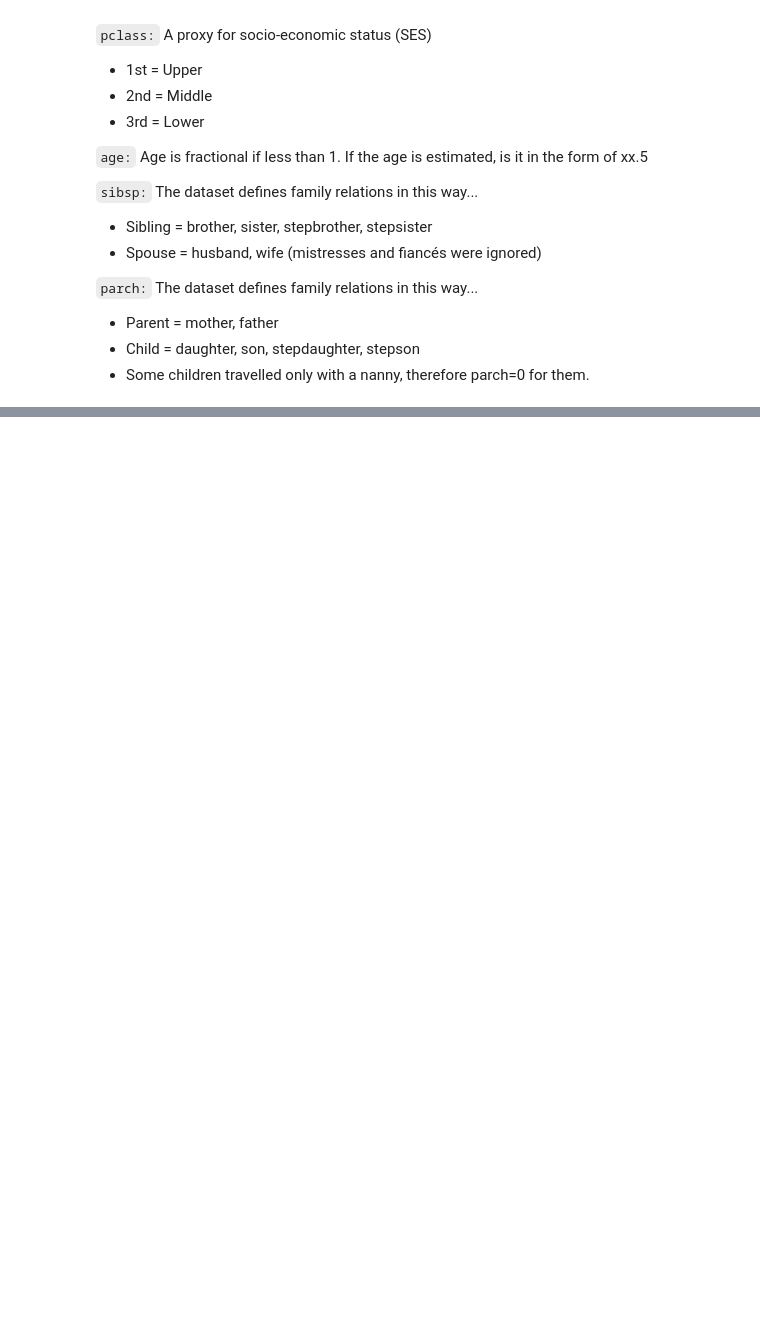
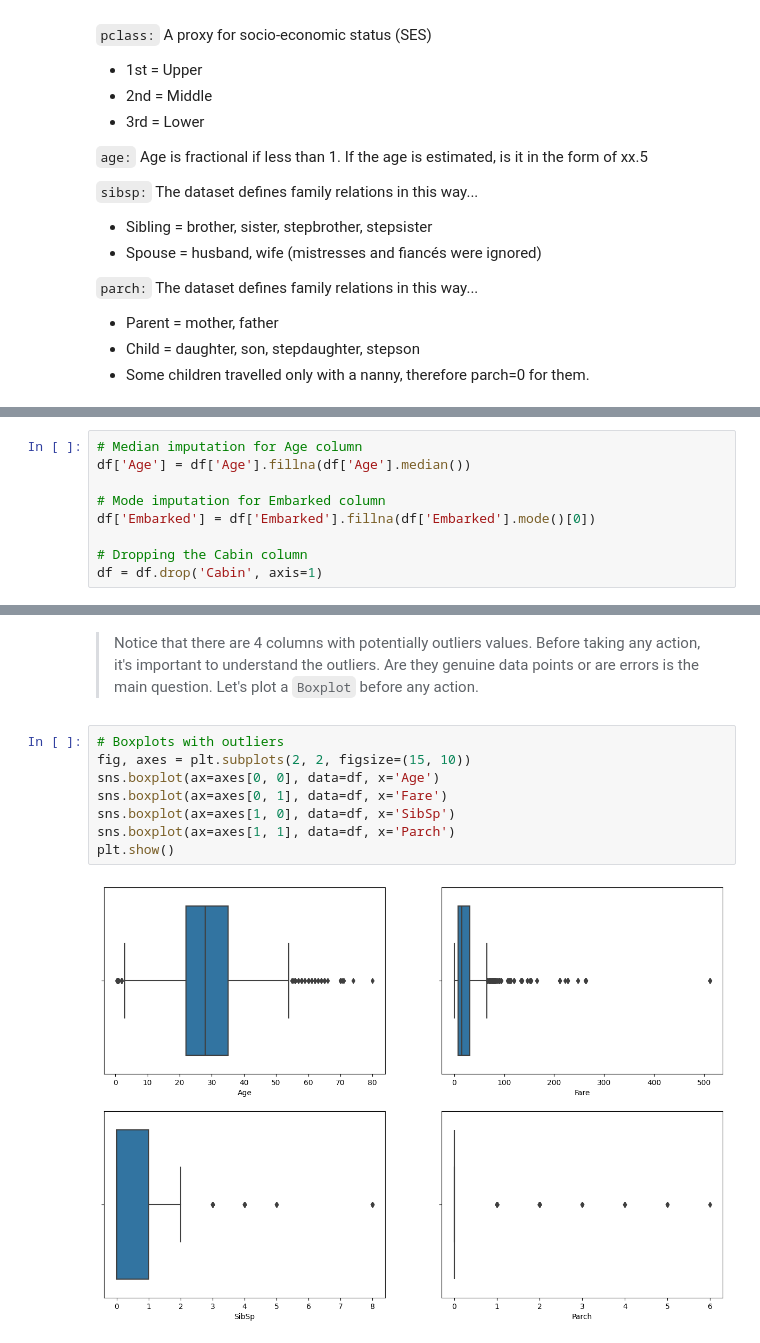
Before and after one commit to CarlosMEbratt/Titanic---Machine-Learning-from-Disaster, a Jupyter notebook: titanic.ipynb, the cells around one changed output, grey strips where cells are left out. Saved outputs shown, nothing was run; the diff lists cells and outputs as text; blank space fills up the shorter version.

Commit message:
Perform Data Wrangling/Encoding added

```diff
--- a/titanic.ipynb
+++ b/titanic.ipynb
@@ -101,0 +191,9 @@ Variable Notes:
+# %%
+# Median imputation for Age column
+df['Age'] = df['Age'].fillna(df['Age'].median())
+
+# Mode imputation for Embarked column
+df['Embarked'] = df['Embarked'].fillna(df['Embarked'].mode()[0])
+
+# Dropping the Cabin column
+df = df.drop('Cabin', axis=1)
@@ -101,0 +263,12 @@ Variable Notes:
+# %% [markdown]
+> Notice that there are 4 columns with potentially outliers values. Before taking any action, it's important to understand the outliers. Are they genuine data points or are errors is the main question. Let's plot a `Boxplot` before any action.
+# %%
+# Boxplots with outliers
+fig, axes = plt.subplots(2, 2, figsize=(15, 10))
+sns.boxplot(ax=axes[0, 0], data=df, x='Age')
+sns.boxplot(ax=axes[0, 1], data=df, x='Fare')
+sns.boxplot(ax=axes[1, 0], data=df, x='SibSp')
+sns.boxplot(ax=axes[1, 1], data=df, x='Parch')
+plt.show()
+# %% [output]
+[figure, added]
```
Also changed, not shown: parts of 27 cells of this notebook.
